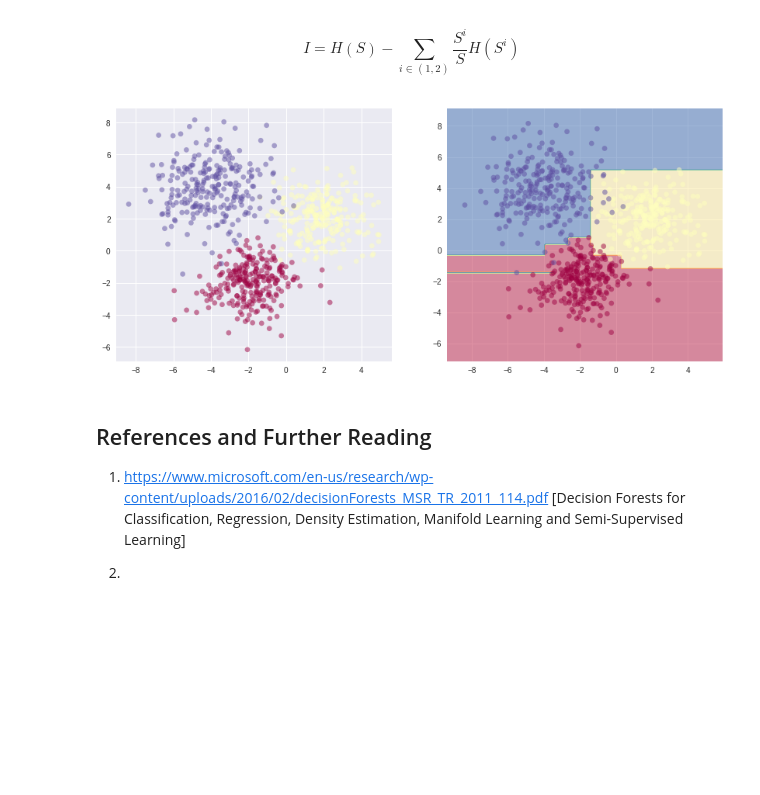
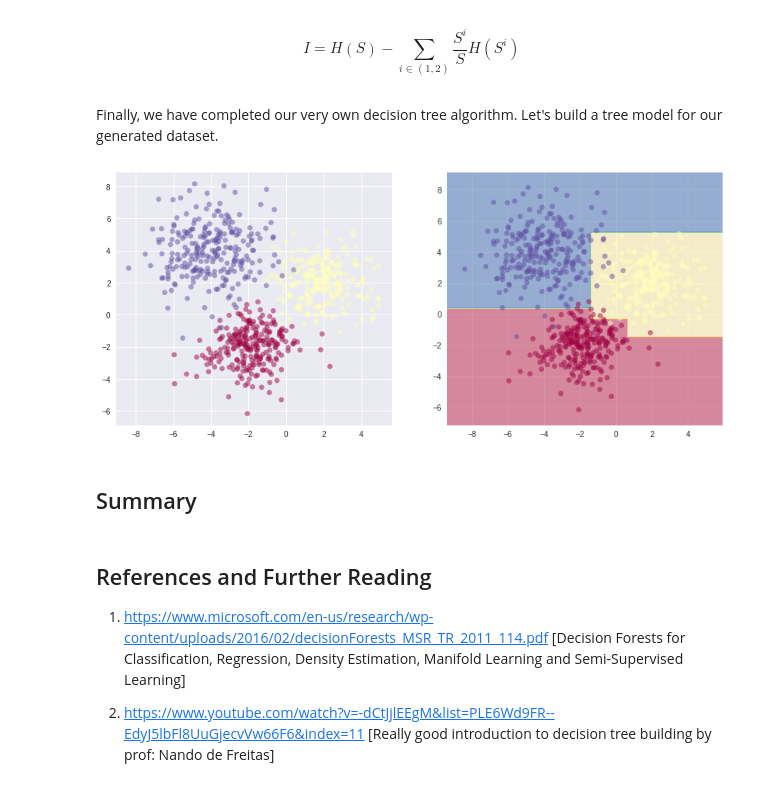
Before and after one commit to upul/Machine-Learning-Algorithms-From-Scratch, a Jupyter notebook: supervised/classification/Classification_Tree.ipynb, the cells around one changed output. Saved outputs shown, nothing was run; the diff lists cells and outputs as text; code cells hidden in the pictures; blank space fills up the shorter version.

Commit message:
initial version of the decision tree regression

```diff
--- a/supervised/classification/Classification_Tree.ipynb
+++ b/supervised/classification/Classification_Tree.ipynb
@@ -325,45 +353,49 @@ class ClassificationTree(BaseTree):
                 return self._predict_single_data_point(X, node.left_child, emit_probability)
             else:
                 return self._predict_single_data_point(X, node.right_child, emit_probability)
+# %% [markdown]
+Finally, we have completed our very own decision tree algorithm. Let's build a tree model for our generated dataset.
 # %%
-model = ClassificationTree(max_depth=5, n_min_leaf=15)
+model = ClassificationTree(max_depth=3, n_min_leaf=10)
 model.fit(X_train, y_train)
 
 x0_features = np.arange(X_train[:, 0].min() - 1, X_train[:, 0].max() + 1, 0.05)
 x1_features = np.arange(X_train[:, 1].min() - 1, X_train[:, 1].max() + 1, 0.05)
 
 x0_features, x1_features = np.meshgrid(x0_features, x1_features)
 
 y_pred = model.predict(
     np.column_stack((x0_features.flatten(), x1_features.flatten())))
 y_pred = y_pred.reshape(x0_features.shape)
 
 _, (ax1, ax2) = plt.subplots(1, 2, figsize=(14, 6))
 ax1.scatter(
     X_train[:, 0],
     X_train[:, 1],
     c=y_train,
     s=45,
     cmap=plt.cm.Spectral,
     alpha=0.5,
     edgecolors='none')
 
 ax2.contourf(x0_features, x1_features, y_pred, alpha=0.5, cmap=plt.cm.Spectral)
 ax2.scatter(
     X_train[:, 0],
     X_train[:, 1],
     c=y_train,
     s=45,
     cmap=plt.cm.Spectral,
     alpha=0.5,
     edgecolors='none')
 
 plt.show()
 # %% [output]
-[figure, old version]
+[figure, new version]
+# %% [markdown]
+## Summary
 # %% [markdown]
 ## References and Further Reading
 
 1. https://www.microsoft.com/en-us/research/wp-content/uploads/2016/02/decisionForests_MSR_TR_2011_114.pdf [Decision Forests for Classification, Regression, Density Estimation, Manifold Learning and Semi-Supervised Learning]
 
-2.
+2. https://www.youtube.com/watch?v=-dCtJjlEEgM&list=PLE6Wd9FR--EdyJ5lbFl8UuGjecvVw66F6&index=11 [Really good introduction to decision tree building by prof: Nando de Freitas]
```
Also changed, not shown: parts of 2 cells of this notebook, 4 other files.
